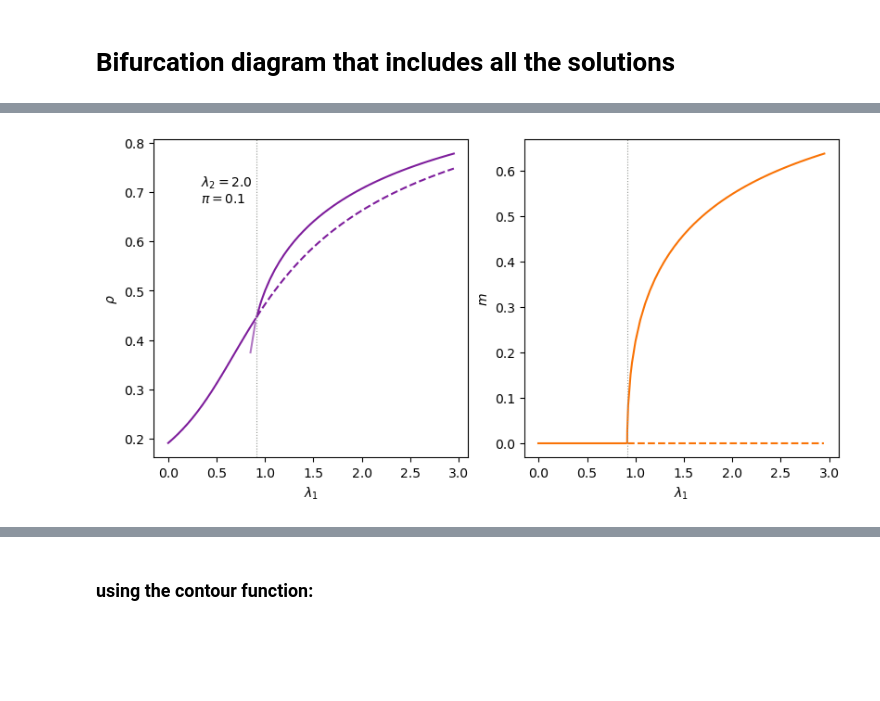
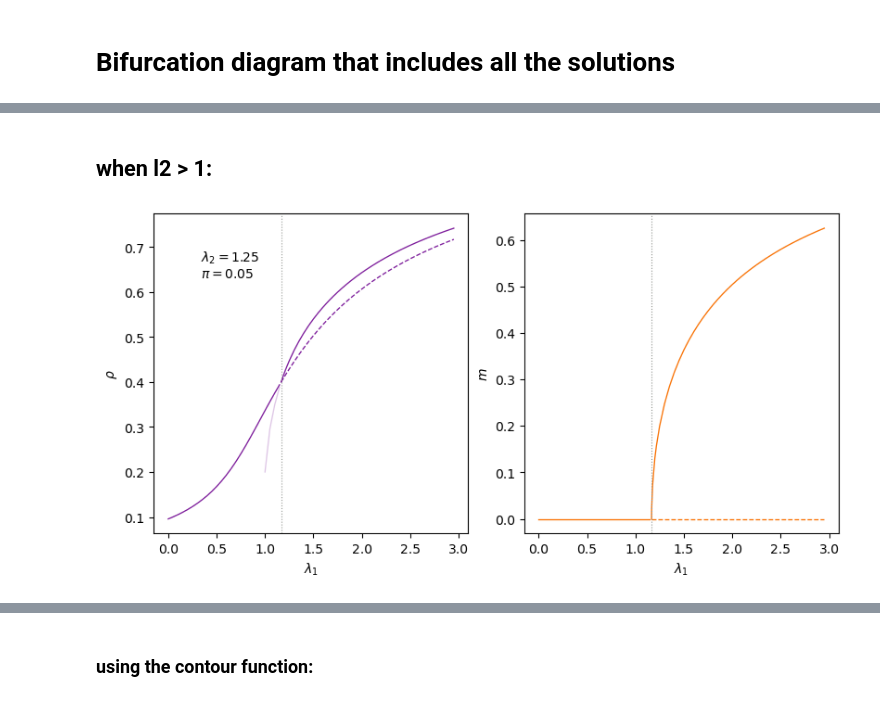
Before and after one commit to dmarchp/TFM_code, a Jupyter notebook: non_lin_models/det_sols_non_lin/1and2simplices.ipynb, the cells around one changed output, grey strips where cells are left out. Saved outputs shown, nothing was run; the diff lists cells and outputs as text; code cells hidden in the pictures; blank space fills up the shorter version.

```diff
--- a/non_lin_models/det_sols_non_lin/1and2simplices.ipynb
+++ b/non_lin_models/det_sols_non_lin/1and2simplices.ipynb
@@ -386,14 +521,16 @@ fig.colorbar(im, ax=ax)
+# %% [markdown]
+## when l2 > 1:
 # %%
 l1s = np.arange(0.0, 3.0, 0.05)
-l2 = 2.0
-pi = 0.1
+# l2, pi = 2.0, 0.1
+l2, pi = 1.25, 0.05
 fig, ax = plt.subplots(1, 2, figsize=(8,4), constrained_layout=True)
 ax[0].set(xlabel=r'$\lambda_1$', ylabel=r'$\rho$')
 ax[1].set(xlabel=r'$\lambda_1$', ylabel=r'$m$')
 
 # so the plot for the m transition looks nice...
 l1_mneq0_sol = thresh_line_m_rho_plus_l2([l2, ], pi)[0]
-l1s = np.concatenate((l1s, np.array([l1_mneq0_sol, l1_mneq0_sol+1e-4, l1_mneq0_sol+1e-3, l1_mneq0_sol+1e-2, l1_mneq0_sol+5e-2])))
+l1s = np.concatenate((l1s, np.array([l1_mneq0_sol, l1_mneq0_sol+1e-6, l1_mneq0_sol+1e-5, l1_mneq0_sol+1e-4, l1_mneq0_sol+1e-3, l1_mneq0_sol+1e-2, l1_mneq0_sol+5e-2])))
 l1s = np.sort(l1s)
 
 # solutions from the polynomial (m = 0)
@@ -407,38 +544,39 @@ for l1 in l1s:
             rho_m0.append(sol.real)
             # ax.scatter(l1, sol.real)
         if counterValidSols > 1:
             print(f'There are more than 1 valid sols for the polynomial when l1 = {l1}')
 rho_m0 = np.array(rho_m0)
 
+lw=0.95
 # lower part: stable
-ax[0].plot(l1s[l1s < l1_mneq0_sol], rho_m0[l1s < l1_mneq0_sol], ls='-', color='xkcd:purple')
-ax[1].plot(l1s[l1s < l1_mneq0_sol], np.zeros(len(rho_m0))[l1s < l1_mneq0_sol], ls='-', color='xkcd:orange')
+ax[0].plot(l1s[l1s < l1_mneq0_sol], rho_m0[l1s < l1_mneq0_sol], ls='-', color='xkcd:purple', lw=lw)
+ax[1].plot(l1s[l1s < l1_mneq0_sol], np.zeros(len(rho_m0))[l1s < l1_mneq0_sol], ls='-', color='xkcd:orange', lw=lw)
 # upper part: saddle
-ax[0].plot(l1s[l1s >= l1_mneq0_sol], rho_m0[l1s >= l1_mneq0_sol], ls='--', color='xkcd:purple')
-ax[1].plot(l1s[l1s >= l1_mneq0_sol], np.zeros(len(rho_m0))[l1s >= l1_mneq0_sol], ls='--', color='xkcd:orange')
+ax[0].plot(l1s[l1s >= l1_mneq0_sol], rho_m0[l1s >= l1_mneq0_sol], ls='--', color='xkcd:purple', lw=lw)
+ax[1].plot(l1s[l1s >= l1_mneq0_sol], np.zeros(len(rho_m0))[l1s >= l1_mneq0_sol], ls='--', color='xkcd:orange', lw=lw)
 
 ##### symmetry breaking solution #####
 rho_plus, rho_minus = [], []
 m_rho_plus, m_rho_minus = [], []
 for l1 in l1s:
     rhop, rhom = rho_sol(l1, l2)
     mp, mm = m_sol(rhop, l2, pi), m_sol(rhom, l2, pi)
     rho_plus.append(rhop), m_rho_plus.append(mp)
     rho_minus.append(rhom), m_rho_minus.append(mm)
 rho_plus = np.array(rho_plus)
 
 # rho values before m turns real:
-ax[0].plot(l1s[l1s < l1_mneq0_sol], rho_plus[l1s < l1_mneq0_sol], ls='-', alpha=0.6, color='xkcd:purple')
+ax[0].plot(l1s[l1s < l1_mneq0_sol], rho_plus[l1s < l1_mneq0_sol], ls='-', alpha=0.25, color='xkcd:purple', lw=lw)
 # rho values after m turns real:
-ax[0].plot(l1s[l1s >= l1_mneq0_sol], rho_plus[l1s >= l1_mneq0_sol], ls='-', color='xkcd:purple')
-ax[1].plot(l1s, m_rho_plus, ls='-', color='xkcd:orange')
+ax[0].plot(l1s[l1s >= l1_mneq0_sol], rho_plus[l1s >= l1_mneq0_sol], ls='-', color='xkcd:purple', lw=lw)
+ax[1].plot(l1s, m_rho_plus, ls='-', color='xkcd:orange', lw=lw)
 
 
 ax[0].axvline(l1_mneq0_sol, 0, 1, ls=':', color='xkcd:gray', lw=0.8)
 ax[1].axvline(l1_mneq0_sol, 0, 1, ls=':', color='xkcd:gray', lw=0.8)
 ax[0].text(0.15, 0.85, rf'$\lambda_2 = {l2}$', transform = ax[0].transAxes)
 ax[0].text(0.15, 0.8, rf'$\pi = {pi}$', transform = ax[0].transAxes)
 
 fig.savefig(f'bifurcation_diagram_varl1_l2_{l2}_pi_{pi}.png')
 # %% [output]
-[figure, old version]
+[figure, new version]
```
Also changed, not shown: parts of 9 cells of this notebook, 8 other files.
